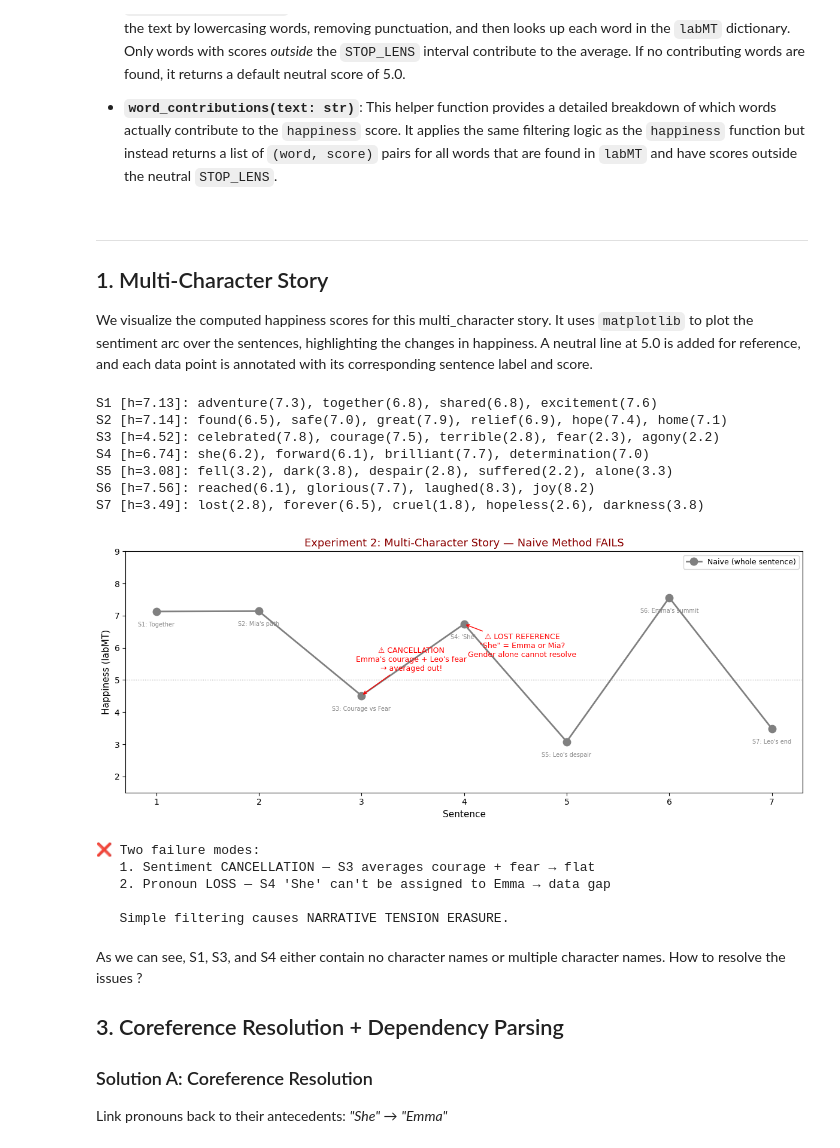
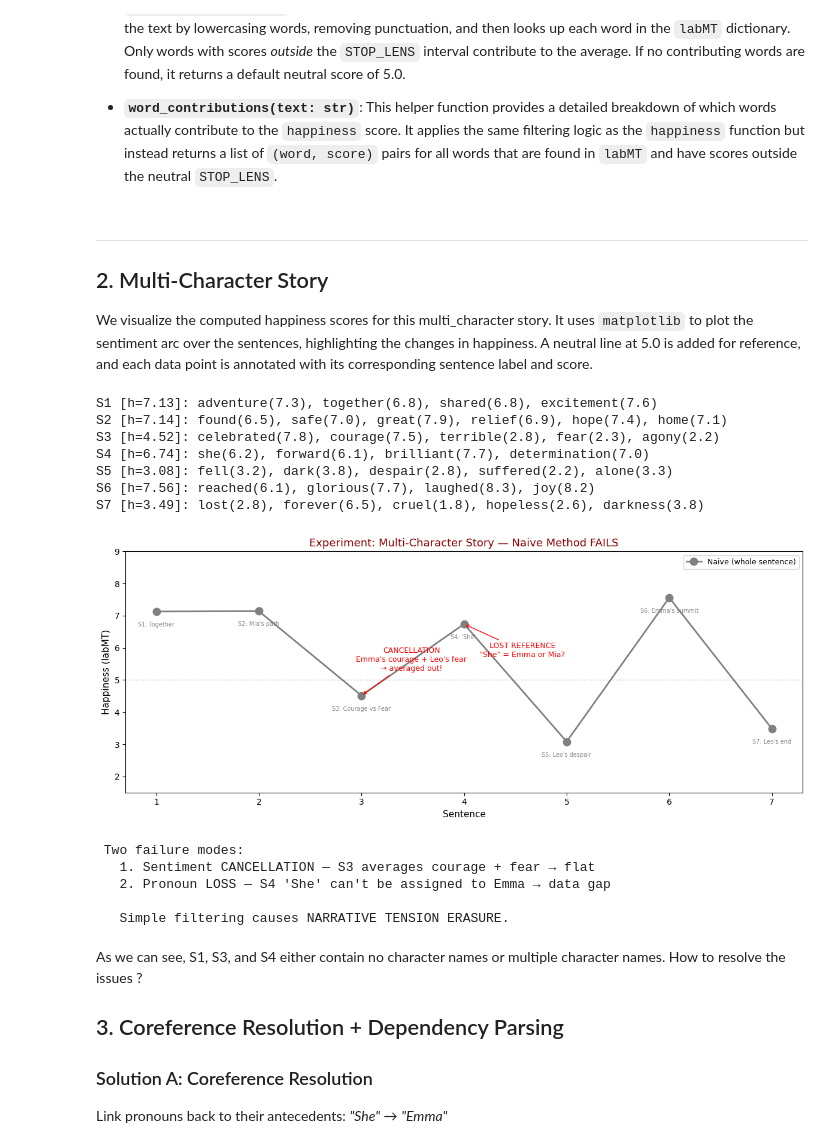
Before and after one commit to peizhen123/DHTeachingDemo03202026, a Jupyter notebook: emotional_arcs_teaching_demo.ipynb, the cells around one changed output. Cells and saved outputs as stored; diff of their text form; code cells hidden in the pictures.

```diff
--- a/emotional_arcs_teaching_demo.ipynb
+++ b/emotional_arcs_teaching_demo.ipynb
@@ -24,16 +24,16 @@ import numpy as np
 import matplotlib.pyplot as plt
 import spacy
 from collections import defaultdict
-import string  # New import
+import string
+import urllib.request # Import for loading from URL
 
-
-# ROOT: current working directory of the notebook.
-# We assume the notebook and 'labMT-english.csv' live in the same folder.
-ROOT = Path.cwd()
 
 # Full path to the single labMT English CSV file.
 # The file is expected to have two columns: word,score
-LABMT_PATH = Path("labMT-english.csv")
+LABMT_URL = (
+    "https://raw.githubusercontent.com/peizhen123/DHTeachingDemo03202026"
+    "/e72a24760cb57233662375307929be07b2d70719/labMT-english.csv"
+)
 
 # labmt: dictionary mapping each word (str) to its happiness score (float).
 labmt = {}
@@ -41,11 +41,11 @@ labmt = {}
 # Create a translation table to remove punctuation
 translator = str.maketrans('', '', string.punctuation)
 
-# Open the labMT file and read it line by line.
-with open(LABMT_PATH, encoding="utf-8") as f:
+# Open the labMT file from URL and read it line by line.
+with urllib.request.urlopen(LABMT_URL) as f:
     for line in f:
-        # Remove leading/trailing whitespace and newline characters.
-        line = line.strip()
+        # Decode line from bytes to string
+        line = line.decode("utf-8").strip()
         # Skip empty lines.
         if not line:
             continue
@@ -167,19 +151,19 @@ def word_contributions(text: str):
     ]
 # %% [markdown]
 ---
-## 1.  Multi-Character Story
+## 2.  Multi-Character Story
 
 
 We visualize the computed happiness scores for this multi_character story. It uses `matplotlib` to plot the sentiment arc over the sentences, highlighting the changes in happiness. A neutral line at 5.0 is added for reference, and each data point is annotated with its corresponding sentence label and score.
 # %%
 multi_story = [
-    "Emma, Leo and Mia began their adventure together with shared excitement.",      # S1: all three positive
-    "Mia found a safe path, felt great relief and hope, and went home afterwards.",                            # S2: Mia positive (last female = Mia)
-    "While Emma celebrated her courage, Leo was consumed by terrible fear and agony.",  # S3: CONFLICT (last female = Emma)
-    "She pressed forward with brilliant determination.",                                # S4: pronoun — Mia or Emma?
-    "Leo fell into a dark pit of despair and suffered alone.",                          # S5: Leo negative
-    "Emma reached the glorious summit and laughed with triumphant joy.",                # S6: Emma triumph
-    "Leo was lost forever in the cruel and hopeless darkness.",                         # S7: Leo tragic end
+    "Emma, Leo and Mia began their adventure together with shared excitement.",
+    "Mia found a safe path, felt great relief and hope, and went home afterwards.",
+    "While Emma celebrated her courage, Leo was consumed by terrible fear and agony.",
+    "She pressed forward with brilliant determination.",
+    "Leo fell into a dark pit of despair and suffered alone.",
+    "Emma reached the glorious summit and laughed with triumphant joy.",
+    "Leo was lost forever in the cruel and hopeless darkness.",
 ]
 
 sentence_labels = [
@@ -190,50 +174,60 @@ sentence_labels = [
 # Naive approach: just compute happiness per sentence
 naive_scores = [happiness(s) for s in multi_story]
 
+# Iterate through each sentence and its calculated naive happiness score
 for i, (s, sc) in enumerate(zip(multi_story, naive_scores)):
+    # Get the words and their scores that contributed to the
+    # happiness calculation for the current sentence
     contribs = word_contributions(s)
+    # Print the sentence number, its happiness score,
+    # and the contributing words with their scores
     print(f"S{i+1} [h={sc:.2f}]: {', '.join(f'{w}({v:.1f})' for w, v in contribs)}")
 
+# Create a figure and a set of subplots for the plot
 fig, ax = plt.subplots(figsize=(12, 5))
-ax.plot(range(1, 8), naive_scores, "o-", color="gray", linewidth=2, markersize=9, label="Naive (whole sentence)")
+# Plot the naive happiness scores for each sentence
+ax.plot(range(1, 8), naive_scores, "o-", color="gray", linewidth=2, markersize=9,
+        label="Naive (whole sentence)")
+# Add a horizontal line at y=5.0 (neutral happiness score) for reference
 ax.axhline(5.0, color="gray", linestyle=":", linewidth=0.8)
 
 # Highlight the two failure points
-ax.annotate("⚠️ CANCELLATION\nEmma's courage + Leo's fear\n→ averaged out!",
+ax.annotate("CANCELLATION\nEmma's courage + Leo's fear\n→ averaged out!",
             (3, naive_scores[2]), textcoords="offset points", xytext=(60, 30),
             fontsize=9, color="red", ha="center",
             arrowprops=dict(arrowstyle="->", color="red"))
-ax.annotate('⚠️ LOST REFERENCE\n"She" = Emma or Mia?\nGender alone cannot resolve',
+ax.annotate('LOST REFERENCE\n"She" = Emma or Mia?',
             (4, naive_scores[3]), textcoords="offset points", xytext=(70, -40),
             fontsize=9, color="red", ha="center",
             arrowprops=dict(arrowstyle="->", color="red"))
 
 for i, lbl in enumerate(sentence_labels):
     ax.annotate(lbl, (i+1, naive_scores[i]), textcoords="offset points",
                 xytext=(0, -18), ha="center", fontsize=7, color="#888")
 
 ax.set_xlabel("Sentence", fontsize=11)
 ax.set_ylabel("Happiness (labMT)", fontsize=11)
-ax.set_title("Experiment 2: Multi-Character Story — Naive Method FAILS", fontsize=13, color="darkred")
+ax.set_title("Experiment: Multi-Character Story — Naive Method FAILS",
+             fontsize=13, color="darkred")
 ax.set_ylim(1.5, 9)
 ax.legend(fontsize=9)
 plt.tight_layout()
 plt.show()
 
-print("\n❌ Two failure modes:")
+print("\n Two failure modes:")
 print("   1. Sentiment CANCELLATION — S3 averages courage + fear → flat")
 print("   2. Pronoun LOSS — S4 'She' can't be assigned to Emma → data gap")
 print("\n   Simple filtering causes NARRATIVE TENSION ERASURE.")
 # %% [output]
 S1 [h=7.13]: adventure(7.3), together(6.8), shared(6.8), excitement(7.6)
 S2 [h=7.14]: found(6.5), safe(7.0), great(7.9), relief(6.9), hope(7.4), home(7.1)
 S3 [h=4.52]: celebrated(7.8), courage(7.5), terrible(2.8), fear(2.3), agony(2.2)
 S4 [h=6.74]: she(6.2), forward(6.1), brilliant(7.7), determination(7.0)
 S5 [h=3.08]: fell(3.2), dark(3.8), despair(2.8), suffered(2.2), alone(3.3)
 S6 [h=7.56]: reached(6.1), glorious(7.7), laughed(8.3), joy(8.2)
 S7 [h=3.49]: lost(2.8), forever(6.5), cruel(1.8), hopeless(2.6), darkness(3.8)
-[figure, old version]
+[figure, new version]
-❌ Two failure modes:
+ Two failure modes:
    1. Sentiment CANCELLATION — S3 averages courage + fear → flat
    2. Pronoun LOSS — S4 'She' can't be assigned to Emma → data gap
 
```
Also changed, not shown: parts of 15 cells of this notebook.
